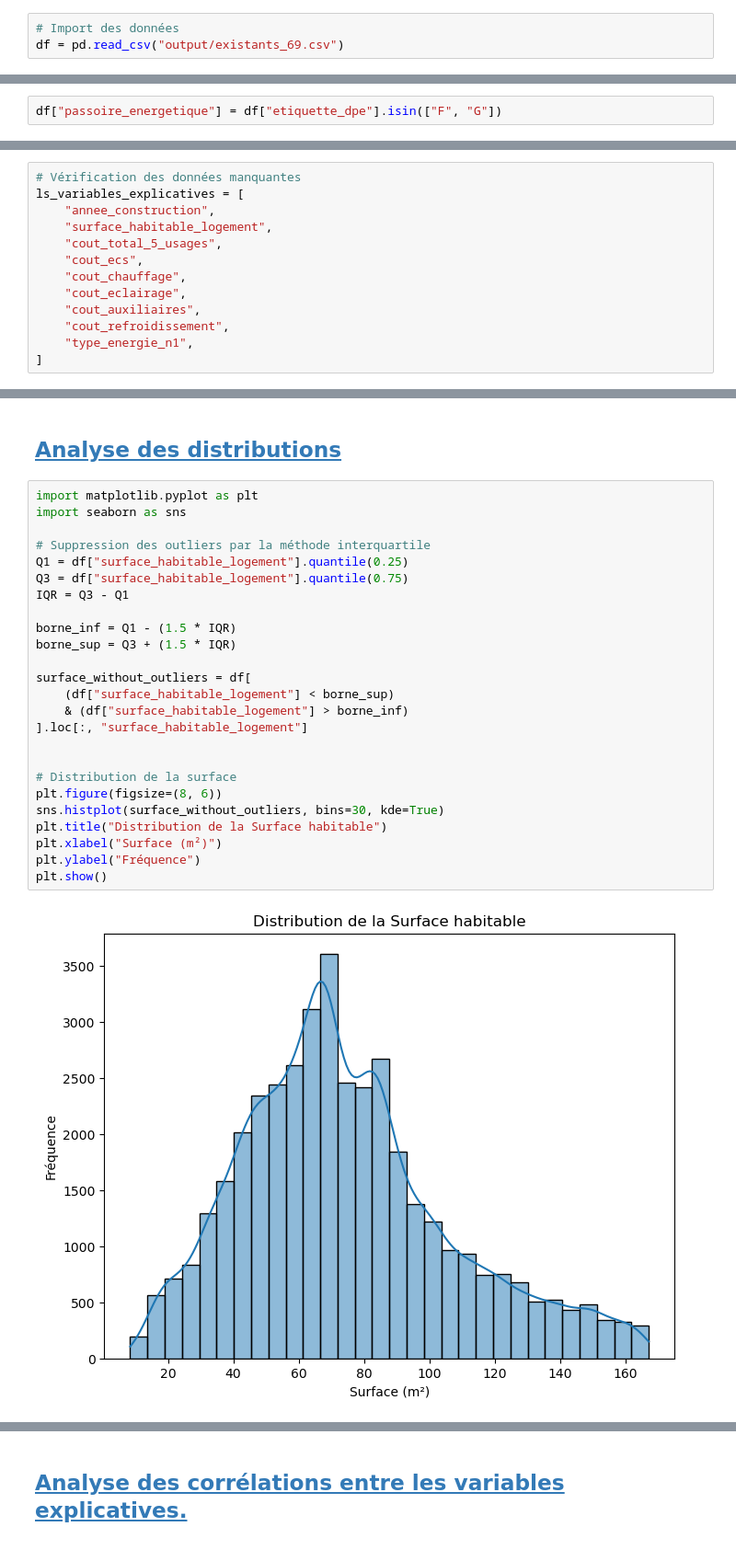
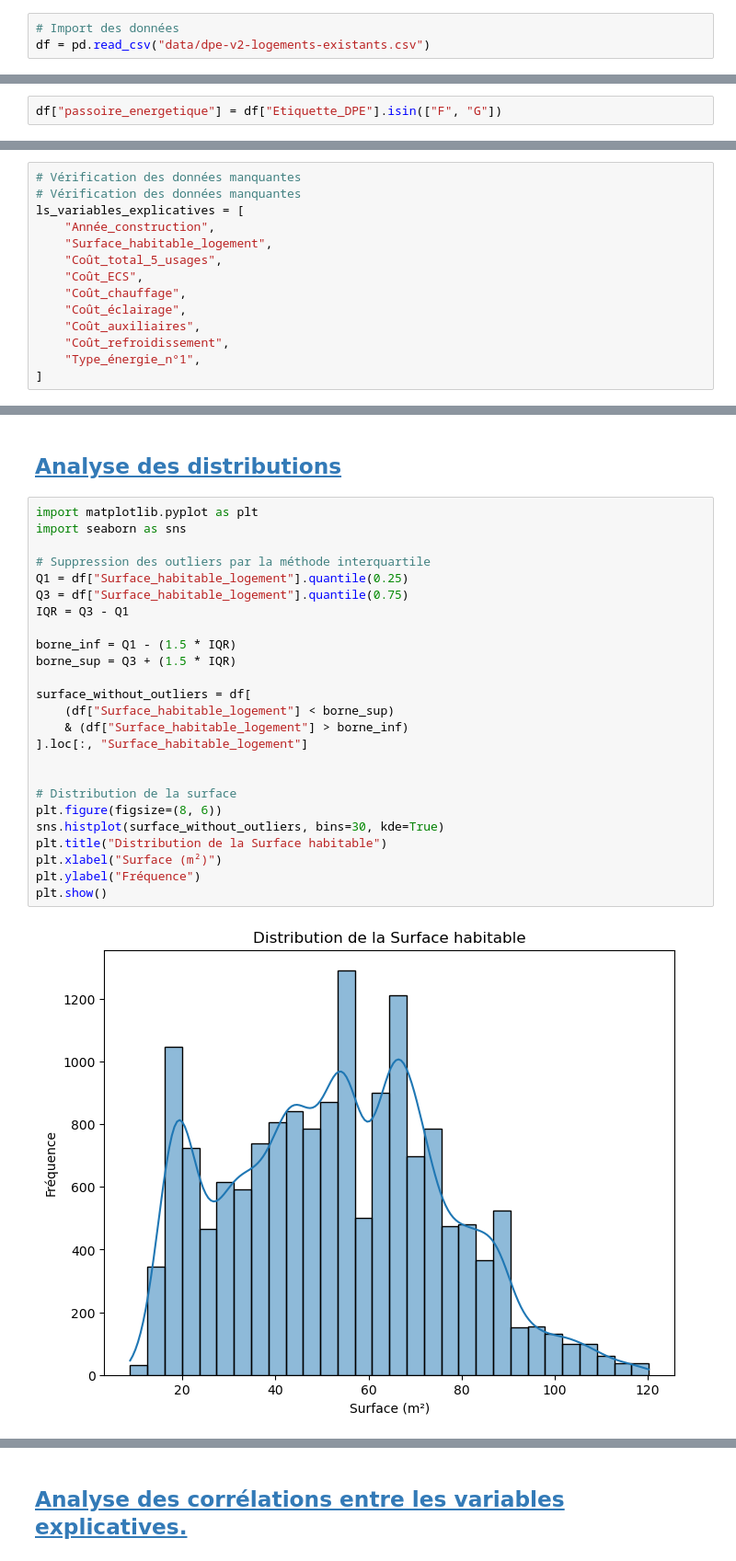
Before and after one commit to 4xel-C/SISE_TDs, a Jupyter notebook: Python_Machine Learning/5_machine_learningn.ipynb, the cells around one changed output, grey strips where cells are left out. Shown at 92% size. Cells and saved outputs as stored; diff of their text form.

```diff
--- a/Python_Machine Learning/5_machine_learningn.ipynb
+++ b/Python_Machine Learning/5_machine_learningn.ipynb
@@ -64,4 +85,4 @@ from sklearn.tree import DecisionTreeClassifier, plot_tree
 ## <a id='toc1_1_'></a>[Import des données](#toc0_)
 # %%
 # Import des données
-df = pd.read_csv("output/existants_69.csv")
+df = pd.read_csv("data/dpe-v2-logements-existants.csv")
@@ -83,19 +106,20 @@ Name: proportion, dtype: float64
 # %% [markdown]
 ## <a id='toc2_1_'></a>[Génération de l'étiquette binaire "passoire énergétique"](#toc0_)
 # %%
-df["passoire_energetique"] = df["etiquette_dpe"].isin(["F", "G"])
+df["passoire_energetique"] = df["Etiquette_DPE"].isin(["F", "G"])
 # %% [markdown]
 ## <a id='toc2_2_'></a>[Traitement des données manquantes.](#toc0_)
 # %%
 # Vérification des données manquantes
+# Vérification des données manquantes
 ls_variables_explicatives = [
-    "annee_construction",
-    "surface_habitable_logement",
-    "cout_total_5_usages",
-    "cout_ecs",
-    "cout_chauffage",
-    "cout_eclairage",
-    "cout_auxiliaires",
-    "cout_refroidissement",
-    "type_energie_n1",
+    "Année_construction",
+    "Surface_habitable_logement",
+    "Coût_total_5_usages",
+    "Coût_ECS",
+    "Coût_chauffage",
+    "Coût_éclairage",
+    "Coût_auxiliaires",
+    "Coût_refroidissement",
+    "Type_énergie_n°1",
 ]
@@ -115,29 +155,29 @@ Erreur sur la colonne type_energie_n1
 # %%
 import matplotlib.pyplot as plt
 import seaborn as sns
 
 # Suppression des outliers par la méthode interquartile
-Q1 = df["surface_habitable_logement"].quantile(0.25)
-Q3 = df["surface_habitable_logement"].quantile(0.75)
+Q1 = df["Surface_habitable_logement"].quantile(0.25)
+Q3 = df["Surface_habitable_logement"].quantile(0.75)
 IQR = Q3 - Q1
 
 borne_inf = Q1 - (1.5 * IQR)
 borne_sup = Q3 + (1.5 * IQR)
 
 surface_without_outliers = df[
-    (df["surface_habitable_logement"] < borne_sup)
-    & (df["surface_habitable_logement"] > borne_inf)
-].loc[:, "surface_habitable_logement"]
+    (df["Surface_habitable_logement"] < borne_sup)
+    & (df["Surface_habitable_logement"] > borne_inf)
+].loc[:, "Surface_habitable_logement"]
 
 
 # Distribution de la surface
 plt.figure(figsize=(8, 6))
 sns.histplot(surface_without_outliers, bins=30, kde=True)
 plt.title("Distribution de la Surface habitable")
 plt.xlabel("Surface (m²)")
 plt.ylabel("Fréquence")
 plt.show()
 # %% [output]
-[figure, old version]
+[figure, new version]
 # %%
 surface_without_outliers = px.data.tips()
```
Also changed, not shown: parts of 79 cells of this notebook.
